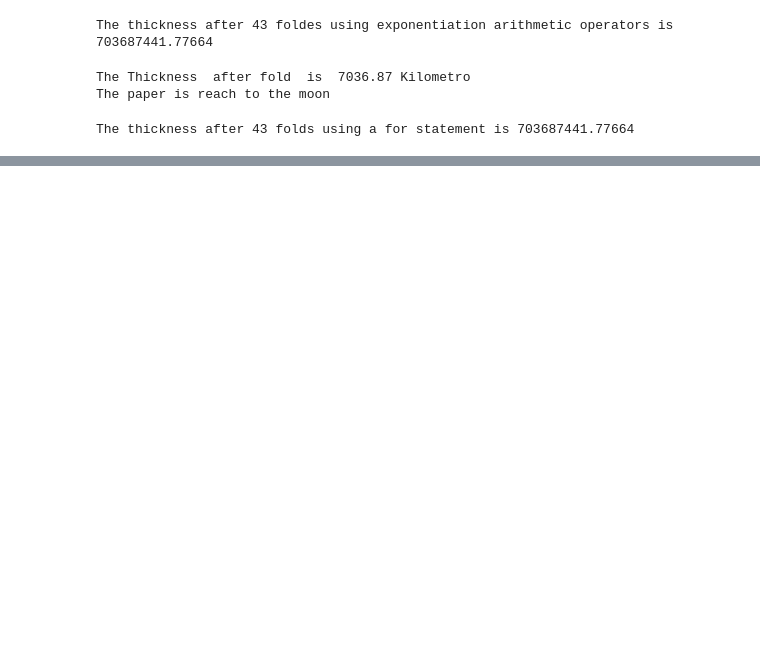
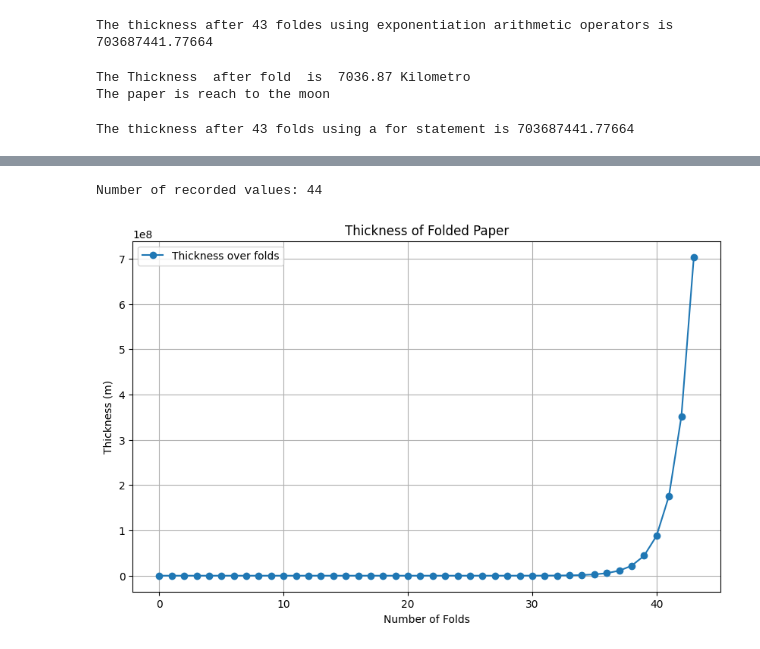
Before and after one commit to Cindy-eng/Cindy-eng, a Jupyter notebook: PaperFolding.ipynb, the cells around one changed output, grey strips where cells are left out. Drawn from its saved outputs; the diff is of its cells as text; code cells hidden in the pictures; blank space fills up the shorter version.

```diff
--- a/PaperFolding.ipynb
+++ b/PaperFolding.ipynb
@@ -39,0 +74,29 @@ The thickness after 43 folds using a for statement is 703687441.77664
+# %%
+#[Problem 5] Saving to a list
+
+thickness = 0.00008
+folds = 43
+fold_list =[];
+folded_thickness=thickness;
+fold_list.append(folded_thickness)
+
+for i in  range(folds):
+  folded_thickness*=2
+  fold_list.append(folded_thickness)
+print(f"Number of recorded values: {len(fold_list)}")
+# %% [output]
+Number of recorded values: 44
+# %%
+# [Problem 6] Displaying a line graph
+import matplotlib.pyplot as plt
+
+plt.figure(figsize=(10, 6))
+plt.plot(range(len(fold_list)), fold_list, marker="o", label="Thickness over folds")
+plt.title("Thickness of Folded Paper")
+plt.xlabel("Number of Folds")
+plt.ylabel("Thickness (m)")
+plt.grid()
+plt.legend()
+plt.show()
+# %% [output]
+[figure, added]
```
Also changed, not shown: parts of 6 cells of this notebook.
